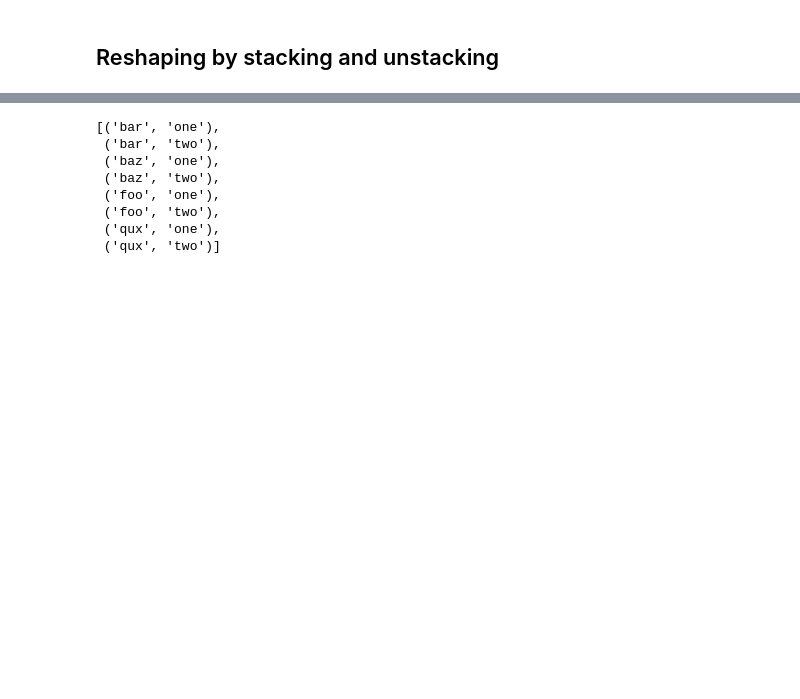
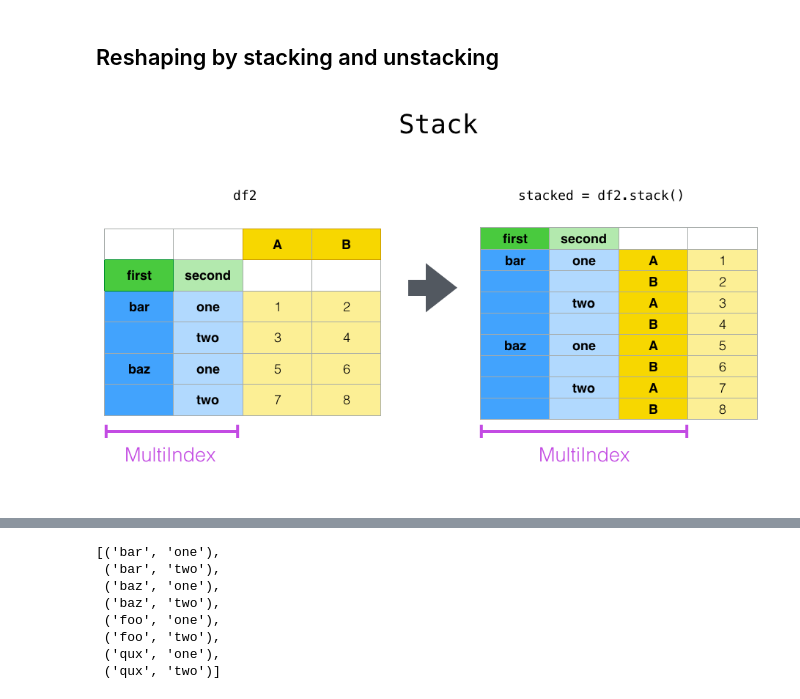
Before and after one commit to alienzj/learn-python, a Jupyter notebook: learn_pandas/Reshaping_and_pivot_tables.ipynb, the cells around one changed output, grey strips where cells are left out. Cells and saved outputs as stored; diff of their text form; code cells hidden in the pictures; blank space fills up the shorter version.

```diff
--- a/learn_pandas/Reshaping_and_pivot_tables.ipynb
+++ b/learn_pandas/Reshaping_and_pivot_tables.ipynb
@@ -111,3 +116,7 @@ MultiIndex([( 'value', 'A'),
            names=[None, 'variable'])
 # %% [markdown]
 ## Reshaping by stacking and unstacking
+# %%
+Image("reshaping_stack.png")
+# %% [output]
+[figure, added]
```
Also changed, not shown: parts of 15 cells of this notebook, 6 other files.
